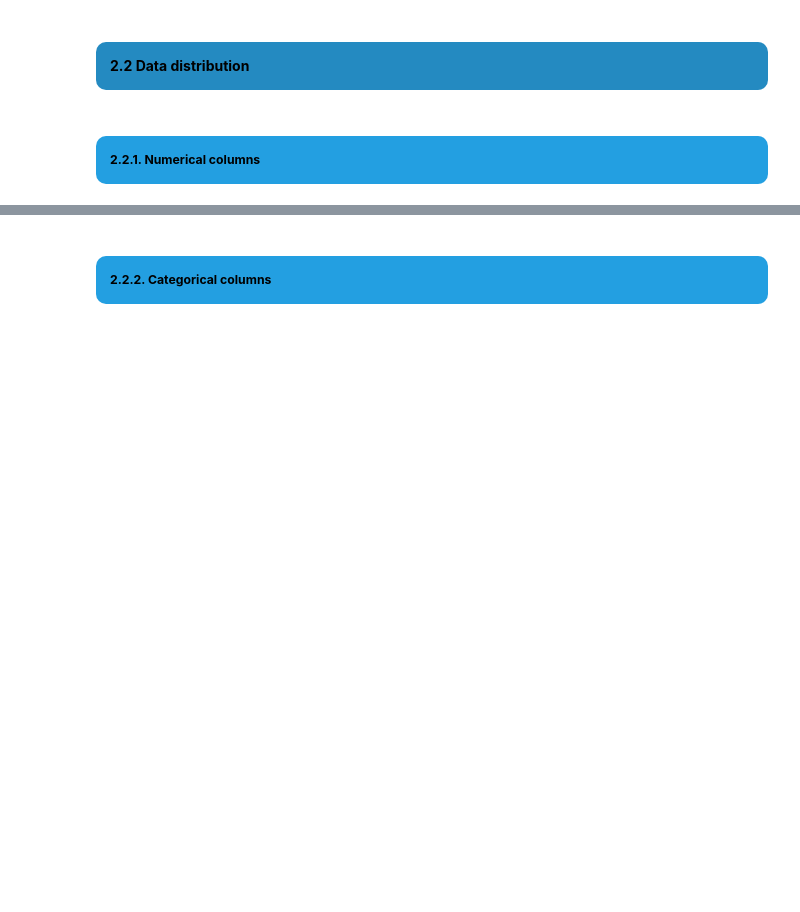
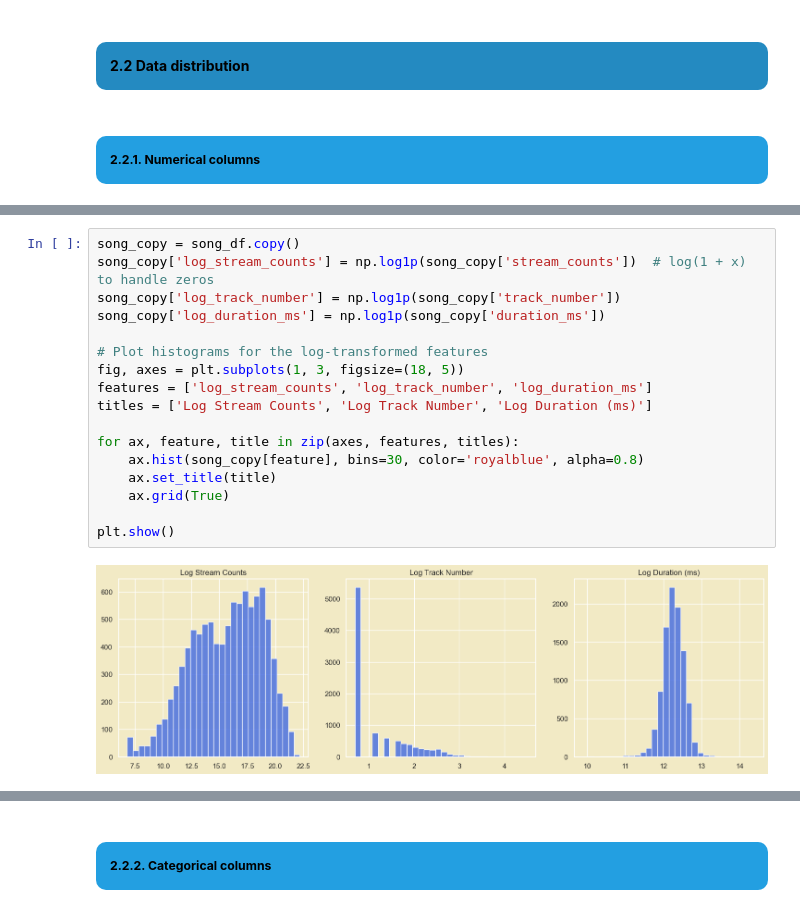
Before and after one commit to truongthuankiet1990gmailcom/Data-Visualization-HW1, a Jupyter notebook: notebook.ipynb, the cells around one changed output, grey strips where cells are left out. Saved outputs shown, nothing was run; the diff lists cells and outputs as text; blank space fills up the shorter version.

```diff
--- a/notebook.ipynb
+++ b/notebook.ipynb
@@ -1748,0 +1814,19 @@ dtype: int64
+# %%
+song_copy = song_df.copy()
+song_copy['log_stream_counts'] = np.log1p(song_copy['stream_counts'])  # log(1 + x) to handle zeros
+song_copy['log_track_number'] = np.log1p(song_copy['track_number'])
+song_copy['log_duration_ms'] = np.log1p(song_copy['duration_ms'])
+
+# Plot histograms for the log-transformed features
+fig, axes = plt.subplots(1, 3, figsize=(18, 5))
+features = ['log_stream_counts', 'log_track_number', 'log_duration_ms']
+titles = ['Log Stream Counts', 'Log Track Number', 'Log Duration (ms)']
+
+for ax, feature, title in zip(axes, features, titles):
+    ax.hist(song_copy[feature], bins=30, color='royalblue', alpha=0.8)
+    ax.set_title(title)
+    ax.grid(True)
+
+plt.show()
+# %% [output]
+[figure, added]
```
Also changed, not shown: parts of 10 cells of this notebook.
